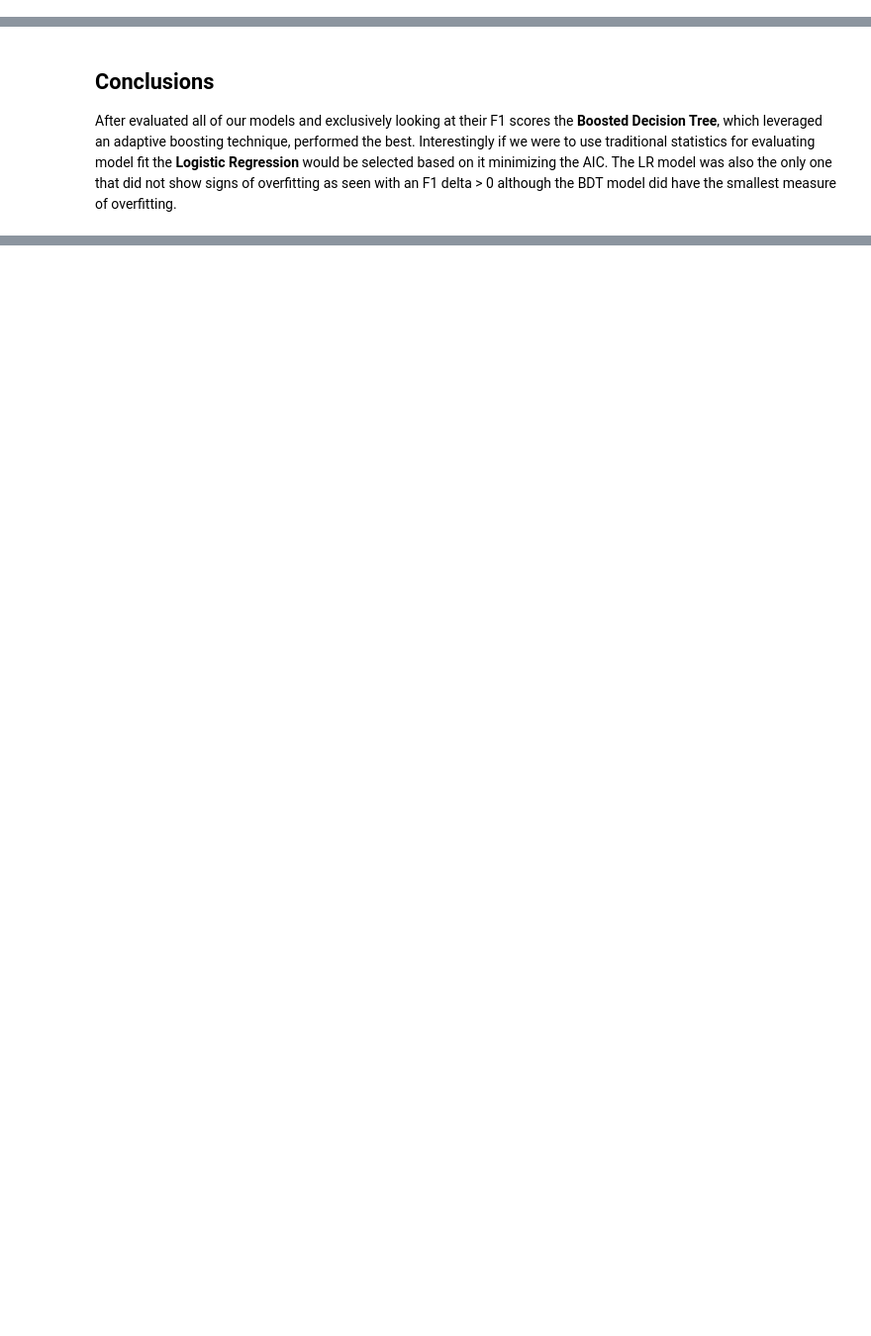
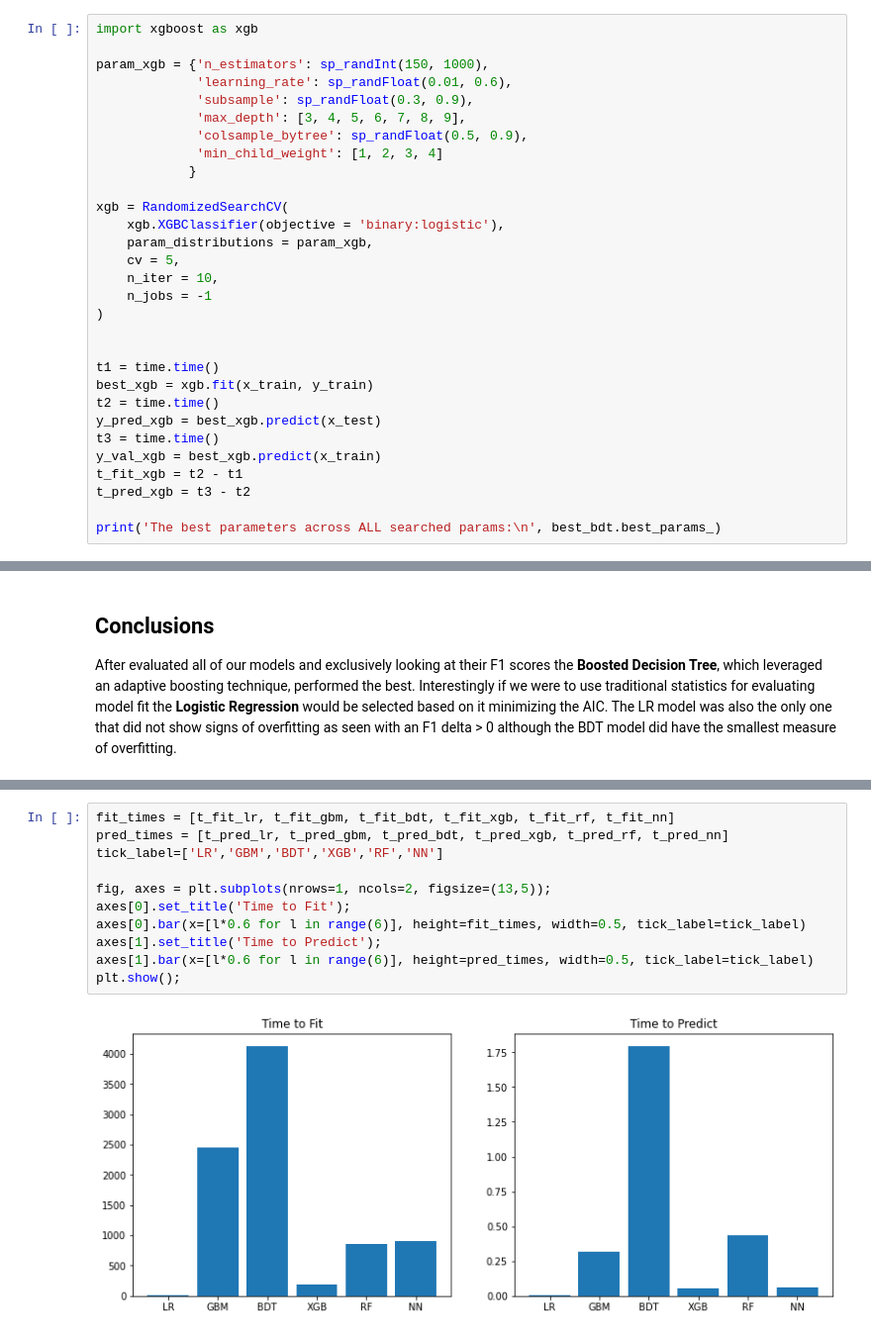
Before and after one commit to cristobalmitchell/CreditCardFraud, a Jupyter notebook: credit-card-fraud.ipynb, the cells around one changed output, grey strips where cells are left out. Shown: that part at 99% size. Cells and saved outputs as stored; diff of their text form; blank space fills up the shorter version.

```diff
--- a/credit-card-fraud.ipynb
+++ b/credit-card-fraud.ipynb
@@ -724,0 +730,30 @@ print('BDT AIC: ', AIC_bdt)
+# %%
+import xgboost as xgb
+
+param_xgb = {'n_estimators': sp_randInt(150, 1000),
+             'learning_rate': sp_randFloat(0.01, 0.6),
+             'subsample': sp_randFloat(0.3, 0.9),
+             'max_depth': [3, 4, 5, 6, 7, 8, 9],
+             'colsample_bytree': sp_randFloat(0.5, 0.9),
+             'min_child_weight': [1, 2, 3, 4]
+            }
+
+xgb = RandomizedSearchCV(
+    xgb.XGBClassifier(objective = 'binary:logistic'),
+    param_distributions = param_xgb,
+    cv = 5,
+    n_iter = 10,
+    n_jobs = -1
+)
+
+
+t1 = time.time()
+best_xgb = xgb.fit(x_train, y_train)
+t2 = time.time()
+y_pred_xgb = best_xgb.predict(x_test)
+t3 = time.time()
+y_val_xgb = best_xgb.predict(x_train)
+t_fit_xgb = t2 - t1
+t_pred_xgb = t3 - t2
+
+print('The best parameters across ALL searched params:\n', best_bdt.best_params_)
@@ -851 +958,14 @@ Given that the goal of our project was to determine the most performative model
+# %%
+fit_times = [t_fit_lr, t_fit_gbm, t_fit_bdt, t_fit_xgb, t_fit_rf, t_fit_nn]
+pred_times = [t_pred_lr, t_pred_gbm, t_pred_bdt, t_pred_xgb, t_pred_rf, t_pred_nn]
+tick_label=['LR','GBM','BDT','XGB','RF','NN']
+
+fig, axes = plt.subplots(nrows=1, ncols=2, figsize=(13,5));
+axes[0].set_title('Time to Fit');
+axes[0].bar(x=[l*0.6 for l in range(6)], height=fit_times, width=0.5, tick_label=tick_label)
+axes[1].set_title('Time to Predict');
+axes[1].bar(x=[l*0.6 for l in range(6)], height=pred_times, width=0.5, tick_label=tick_label)
+plt.show();
+# %% [output]
+[figure, added]
 # %% [markdown]
```
Also changed, not shown: parts of 44 cells of this notebook.
